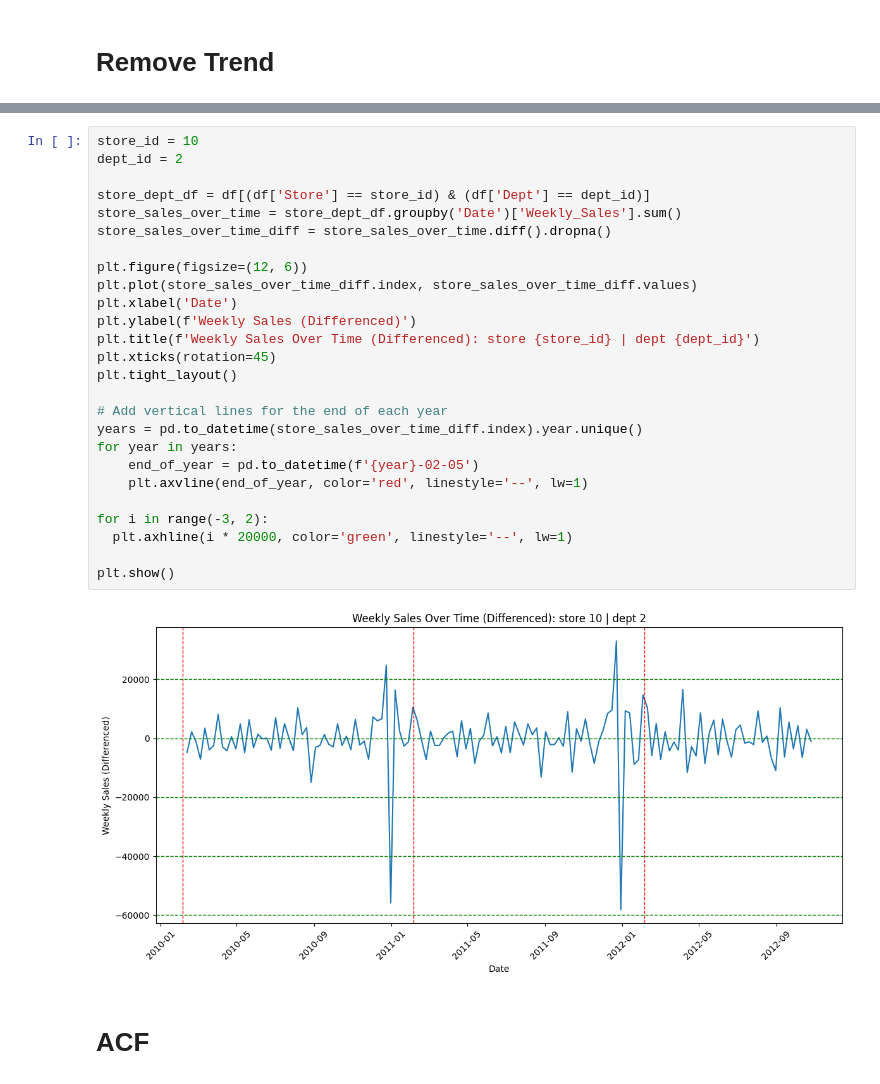
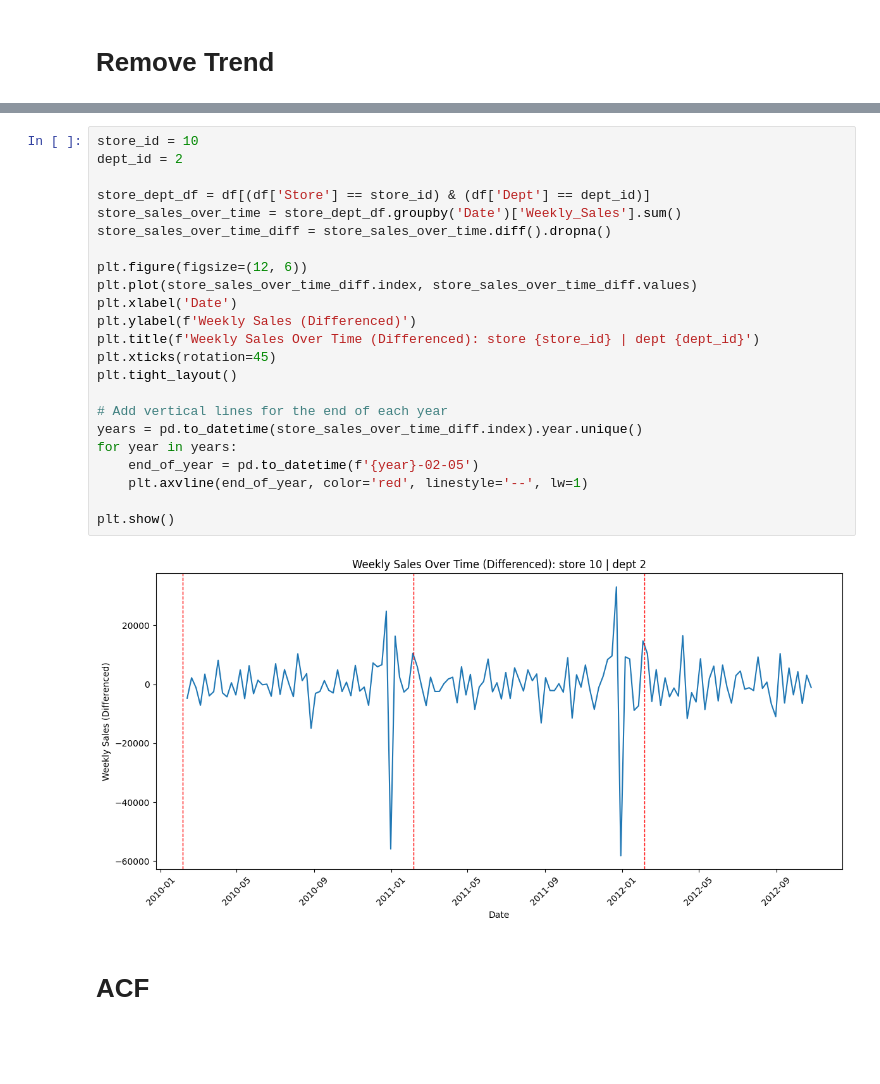
Before and after one commit to Cimbir/Store-Sales-Forecasting, a Jupyter notebook: model_sarima.ipynb, the cells around one changed output, grey strips where cells are left out. Cells and saved outputs as stored; diff of their text form; blank space fills up the shorter version.

```diff
--- a/model_sarima.ipynb
+++ b/model_sarima.ipynb
@@ -211,31 +212,28 @@ plt.show()
 # %%
 store_id = 10
 dept_id = 2
 
 store_dept_df = df[(df['Store'] == store_id) & (df['Dept'] == dept_id)]
 store_sales_over_time = store_dept_df.groupby('Date')['Weekly_Sales'].sum()
 store_sales_over_time_diff = store_sales_over_time.diff().dropna()
 
 plt.figure(figsize=(12, 6))
 plt.plot(store_sales_over_time_diff.index, store_sales_over_time_diff.values)
 plt.xlabel('Date')
 plt.ylabel(f'Weekly Sales (Differenced)')
 plt.title(f'Weekly Sales Over Time (Differenced): store {store_id} | dept {dept_id}')
 plt.xticks(rotation=45)
 plt.tight_layout()
 
 # Add vertical lines for the end of each year
 years = pd.to_datetime(store_sales_over_time_diff.index).year.unique()
 for year in years:
     end_of_year = pd.to_datetime(f'{year}-02-05')
     plt.axvline(end_of_year, color='red', linestyle='--', lw=1)
 
-for i in range(-3, 2):
-  plt.axhline(i * 20000, color='green', linestyle='--', lw=1)
-
 plt.show()
 # %% [output]
-[figure, old version]
+[figure, new version]
 # %% [markdown]
 # ACF
 # %%
```
Also changed, not shown: parts of 35 cells of this notebook.
